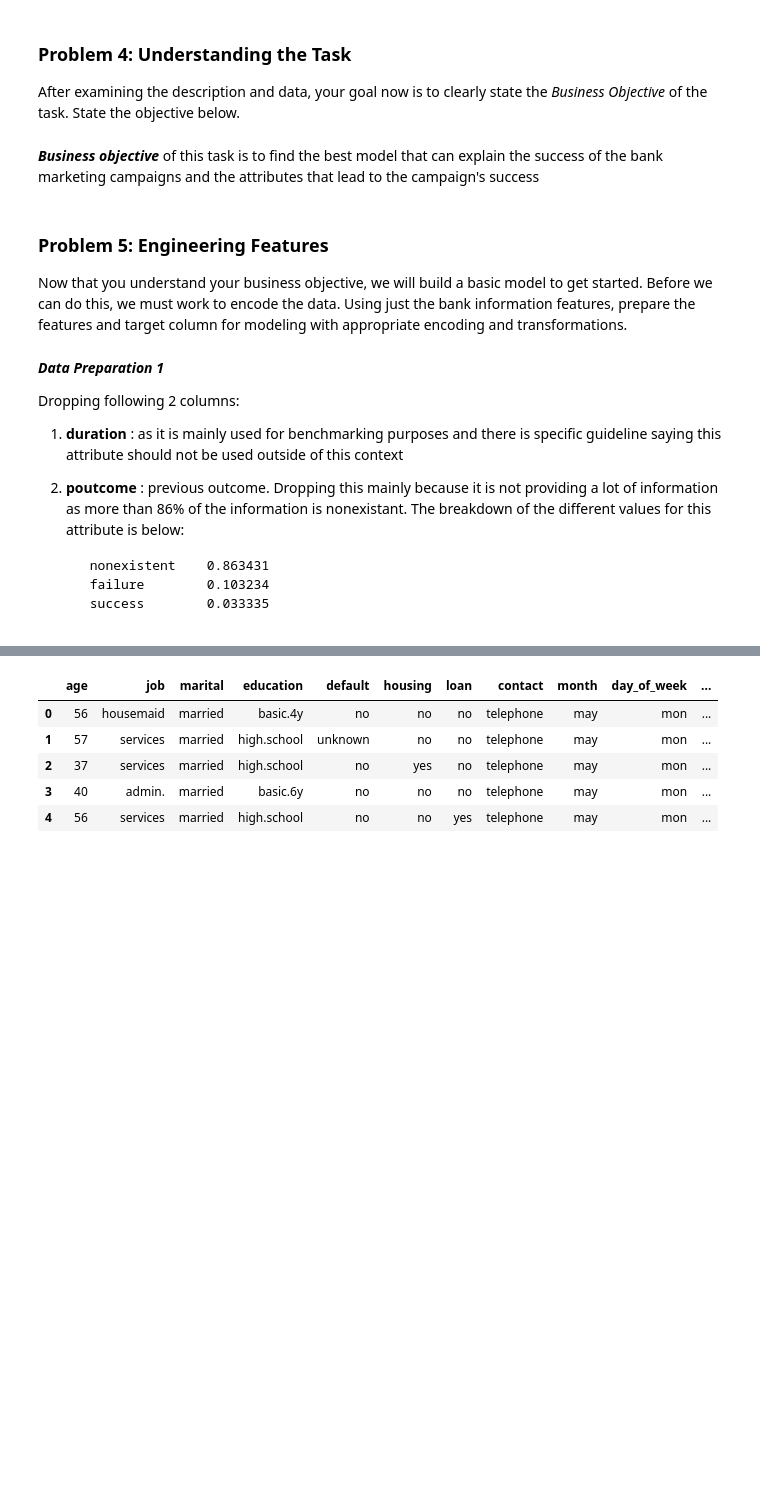
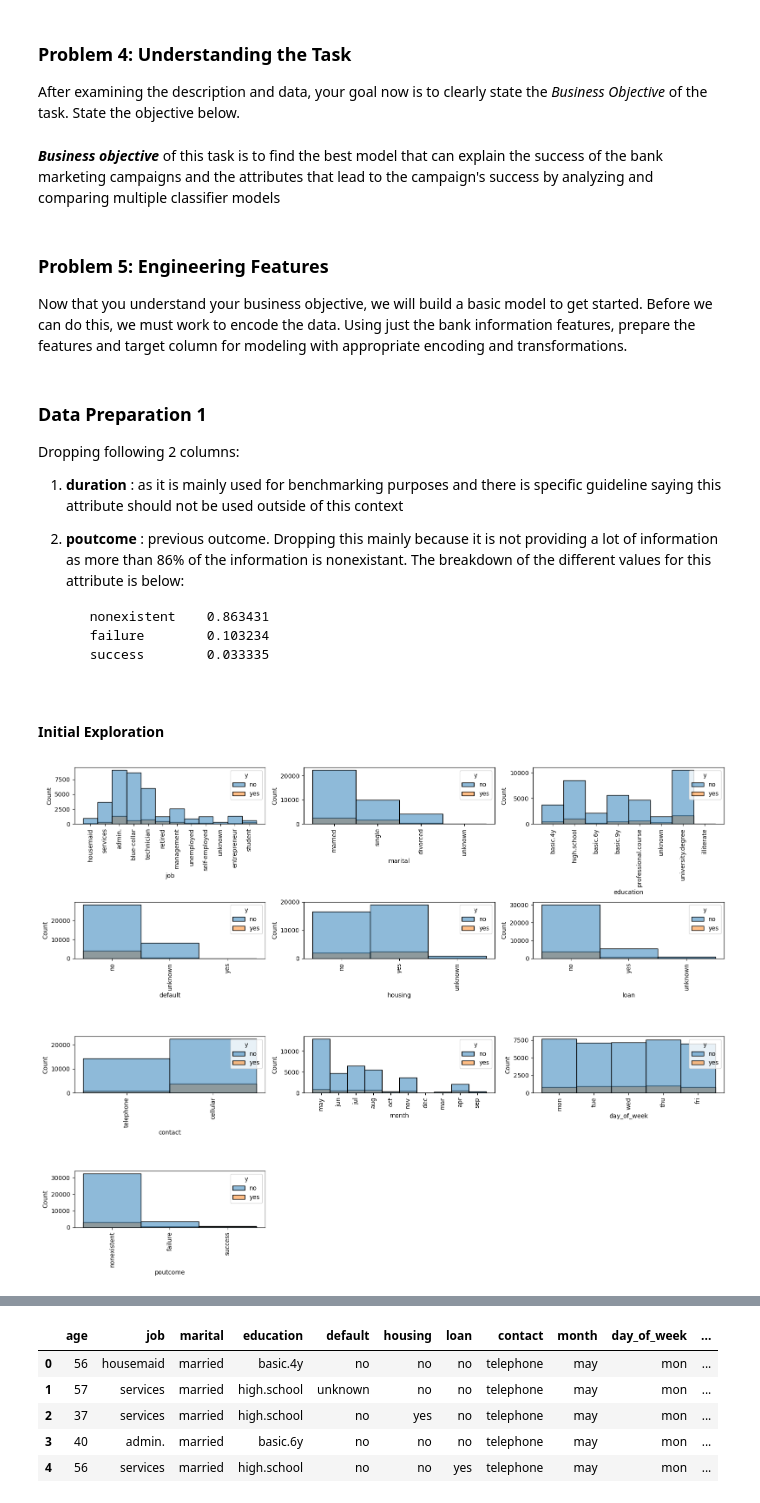
Before and after one commit to raosalapaka/ml-module17, a Jupyter notebook: assignment17_1_RS.ipynb, the cells around one changed output, grey strips where cells are left out. Cells and saved outputs as stored; diff of their text form; code cells hidden in the pictures; blank space fills up the shorter version.

```diff
--- a/assignment17_1_RS.ipynb
+++ b/assignment17_1_RS.ipynb
@@ -118,13 +118,13 @@ Name: proportion, dtype: float64
 
 After examining the description and data, your goal now is to clearly state the *Business Objective* of the task.  State the objective below.
 # %% [markdown]
-***Business objective*** of this task is to find the best model that can explain the success of the bank marketing campaigns and the attributes that lead to the campaign's success
+***Business objective*** of this task is to find the best model that can explain the success of the bank marketing campaigns and the attributes that lead to the campaign's success by analyzing and comparing multiple classifier models
 # %% [markdown]
 ### Problem 5: Engineering Features
 
 Now that you understand your business objective, we will build a basic model to get started.  Before we can do this, we must work to encode the data.  Using just the bank information features, prepare the features and target column for modeling with appropriate encoding and transformations.
 # %% [markdown]
-***Data Preparation 1***
+### Data Preparation 1
 
 Dropping following 2 columns:
 1. **duration**
@@ -135,3 +135,21 @@ Dropping following 2 columns:
         nonexistent    0.863431
         failure        0.103234
         success        0.033335
+# %% [markdown]
+#### Initial Exploration
+# %%
+import seaborn as sns
+
+category_df = df.drop('y', axis=1).select_dtypes(include='object')
+fig, ax = plt.subplots(4,3, figsize=(16,12))
+for i, column in enumerate(category_df.columns):
+    sns.histplot(data=df, x=column, hue='y', ax=ax[i//3, i%3])
+    ax[i//3, i%3].set_xticks(range(df[column].nunique()))
+    ax[i//3, i%3].set_xticklabels(df[column].unique(), rotation=90)
+
+ax[3, 1].axis('off')
+ax[3, 2].axis('off')
+plt.tight_layout()
+plt.show()
+# %% [output]
+[figure, added]
```
Also changed, not shown: parts of 3 cells of this notebook, 1 other file.
